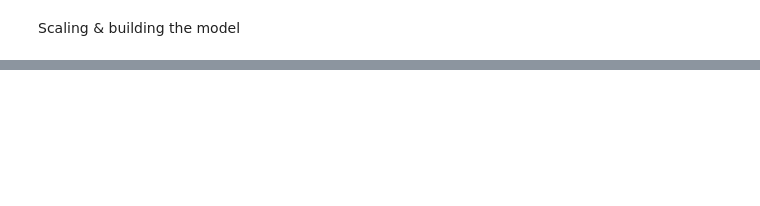
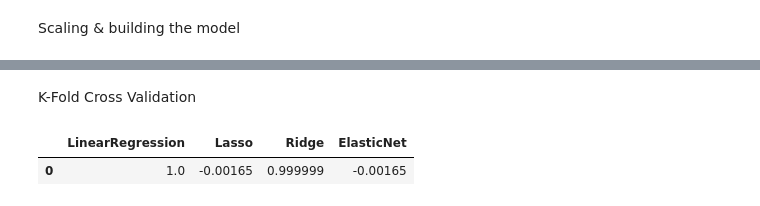
Before and after one commit to KenaMuigai/dataScienceEvaluation, a Jupyter notebook: Datascience_evaluation.ipynb, the cells around one changed output, grey strips where cells are left out. Cells and saved outputs as stored; diff of their text form; code cells hidden in the pictures; blank space fills up the shorter version.

```diff
--- a/Datascience_evaluation.ipynb
+++ b/Datascience_evaluation.ipynb
@@ -359,0 +348,5 @@ np.array(features)[importance == 0]
+# %%
+p_components=pca.fit_transform(X)
+#combination of fit + tranform
+#fit - uses the required method - compute mean and standard deviation
+#transform - apply what youve used for fit
@@ -359,0 +408,13 @@ np.array(features)[importance == 0]
+# %% [markdown]
+K-Fold Cross Validation
+# %%
+kfold = KFold(n_splits=4)
+for i in models:
+  regressor = models[i]
+  c_validated = cross_val_score(regressor,X_train,y_train,cv=kfold)
+  accuracy = c_validated.mean()
+  result[i]=[accuracy]
+pd.DataFrame(result)
+# %% [output]
+|  | LinearRegression | Lasso | Ridge | ElasticNet |
+| 0 | 1.0 | -0.00165 | 0.999999 | -0.00165 |
```
Also changed, not shown: parts of 35 cells of this notebook.
